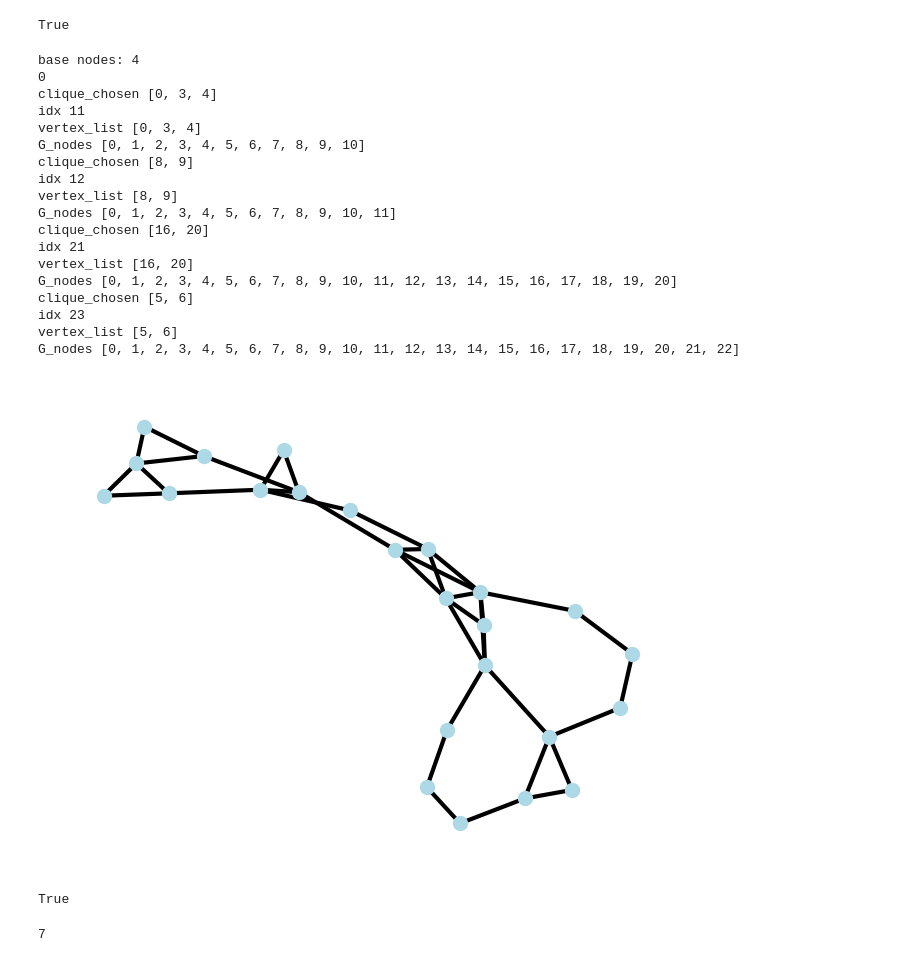
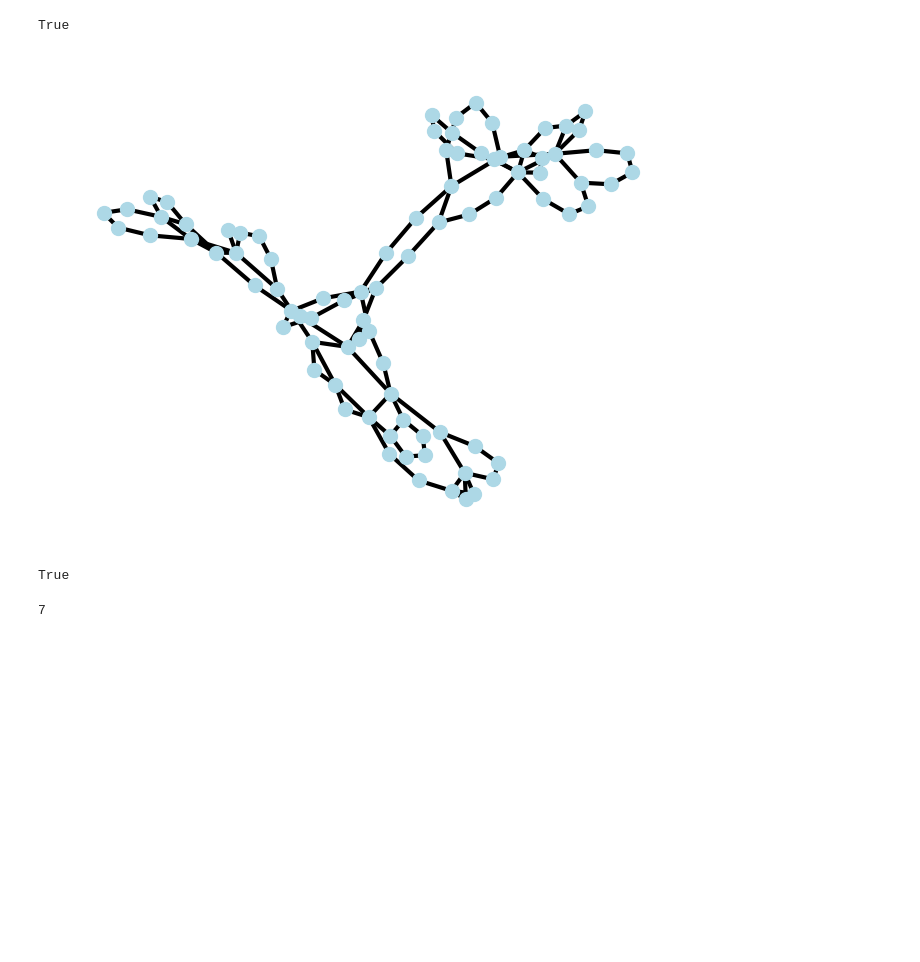
Before and after one commit to vonals/code, a Jupyter notebook: graphx.ipynb, the cells around one changed output. Saved outputs shown, nothing was run; the diff lists cells and outputs as text; code cells hidden in the pictures; blank space fills up the shorter version.

```diff
--- a/graphx.ipynb
+++ b/graphx.ipynb
@@ -49,8 +62,6 @@ def generate_chordal(n):
     generate chordal graph with n vertices
     by construct simplicial elimination order randomly
     '''
-    record_G=[]
-    record_H=[]
     G=nx.Graph()
     seq=[i for i in range(n)]
     G.add_nodes_from(seq)
@@ -73,9 +84,9 @@ def generate_chordal(n):
         G.add_edges_from(H.edges)
     return G
 # generate a chordal graph
-for i in range(1):
-    G=generate_chordal(9)
-    if not nx.is_chordal(G):
-        print(nx.is_chordal(G))
+# for i in range(1):
+#     G=generate_chordal(10)
+#     if not nx.is_chordal(G):
+#         print(nx.is_chordal(G))
         # P=G
         # break
@@ -370,78 +401,60 @@ def generate_us_graph(level=10,maximum_base_num=5,maximum_cycle_length=5):
     # generate us graph by combine basic graph together
     # random # of nodes for base
     base_num=random.randint(1, maximum_base_num)
-    print("base nodes:",base_num)
+    # print("base nodes:",base_num)
     # Step 1: random base
     if base_num>1:
         base_parts = random.randint(0, 1)
     else:
         base_parts=0
-    print(base_parts)
+    # print(base_parts)
 
     if base_parts==0:
         G=nx.complete_graph(base_num)
     elif base_parts==1:
         G=nx.cycle_graph(base_num)
     idx=base_num
-    for i in range(level):
+    for _ in range(level):
         # clique or cycle
         if len(G.nodes)>=2:
-            right_parts = random.randint(0, 1)
+            right_parts = random.randint(0, 4)
         else:
             right_parts=0
         # each step: pick 1 vertex
         v=random.choice(list(G.nodes))
         # step 2: add random right leaf
         if right_parts==0:
             # case 1: complete graph
             # Find cliques including vertex v
             cliques = [clique for clique in nx.find_cliques(G) if v in clique]
             choose_clique=random.choice(cliques)
-            print("clique_chosen",choose_clique)
+            # print("clique_chosen",choose_clique)
             connected_vertex_list=list(choose_clique)
-            print("idx",idx)
-            print("vertex_list",connected_vertex_list)
-            print("G_nodes",G.nodes)
+            # print("idx",idx)
+            # print("vertex_list",connected_vertex_list)
+            # print("G_nodes",G.nodes)
             G.add_node(idx)
             edges=[(idx,u) for u in connected_vertex_list]
             G.add_edges_from(edges)
             idx+=1
-        elif right_parts==1:
+        elif right_parts!=0:
             # case 2: cycle
             # get 1 neighbour u of v
             u=random.choice(list(G.neighbors(v)))
-            # generate random cycle length between 1 to 10
+            # generate random cycle length between 1 to maximum_cycle_length
             cycle_length=random.randint(1, maximum_cycle_length)
             # print(cycle_length)
             # add a cycle with length cycle_length+2
             node_list=[u,v]+[idx+i for i in range(cycle_length)]
             idx+=cycle_length
             nx.add_cycle(G,node_list)
     return G
-G=generate_us_graph()
+G=generate_us_graph(30)
 show_graph(G)
 is_us_graph(G)
 # %% [output]
+[figure, new version]
-base nodes: 4
-0
-clique_chosen [0, 3, 4]
-idx 11
-vertex_list [0, 3, 4]
-G_nodes [0, 1, 2, 3, 4, 5, 6, 7, 8, 9, 10]
-clique_chosen [8, 9]
-idx 12
-vertex_list [8, 9]
-G_nodes [0, 1, 2, 3, 4, 5, 6, 7, 8, 9, 10, 11]
-clique_chosen [16, 20]
-idx 21
-vertex_list [16, 20]
-G_nodes [0, 1, 2, 3, 4, 5, 6, 7, 8, 9, 10, 11, 12, 13, 14, 15, 16, 17, 18, 19, 20]
-clique_chosen [5, 6]
-idx 23
-vertex_list [5, 6]
-G_nodes [0, 1, 2, 3, 4, 5, 6, 7, 8, 9, 10, 11, 12, 13, 14, 15, 16, 17, 18, 19, 20, 21, 22]
+True
-[figure, old version]
-True
 # %%
 G=nx.cycle_graph(7)
 # show_graph(G)
```
Also changed, not shown: parts of 18 cells of this notebook, 2 other files.
